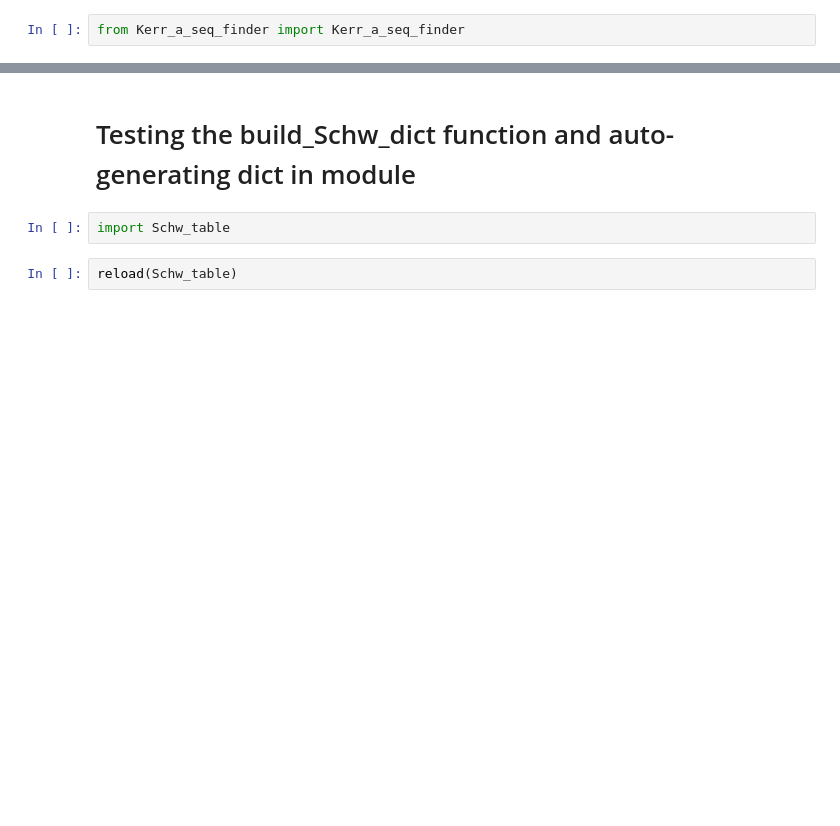
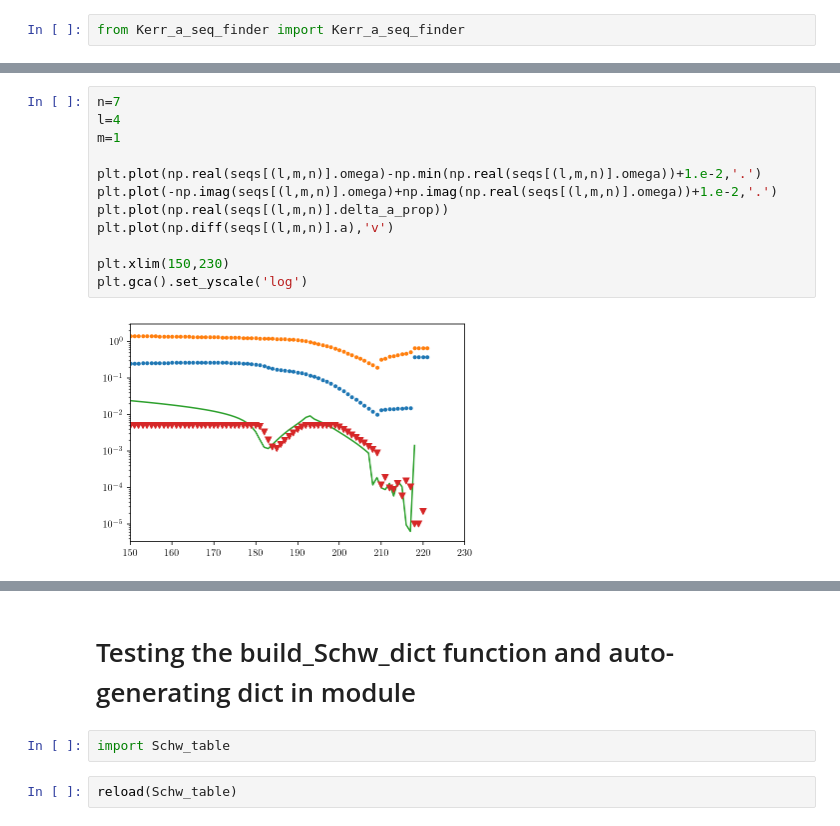
Before and after one commit to duetosymmetry/qnm, a Jupyter notebook: Experiment.ipynb, the cells around one changed output, grey strips where cells are left out. Drawn from its saved outputs; the diff is of its cells as text; blank space fills up the shorter version.

```diff
--- a/Experiment.ipynb
+++ b/Experiment.ipynb
@@ -245,3 +313,17 @@ INFO:root:n=7, l=2, started from guess omega=(0.0928223337522-1.70384117213j), f
+# %%
+n=7
+l=4
+m=1
+
+plt.plot(np.real(seqs[(l,m,n)].omega)-np.min(np.real(seqs[(l,m,n)].omega))+1.e-2,'.')
+plt.plot(-np.imag(seqs[(l,m,n)].omega)+np.imag(np.real(seqs[(l,m,n)].omega))+1.e-2,'.')
+plt.plot(np.real(seqs[(l,m,n)].delta_a_prop))
+plt.plot(np.diff(seqs[(l,m,n)].a),'v')
+
+plt.xlim(150,230)
+plt.gca().set_yscale('log')
+# %% [output]
+[figure, added]
 # %%
 start = time.time()
 
```
Also changed, not shown: parts of 24 cells of this notebook, 3 other files.
